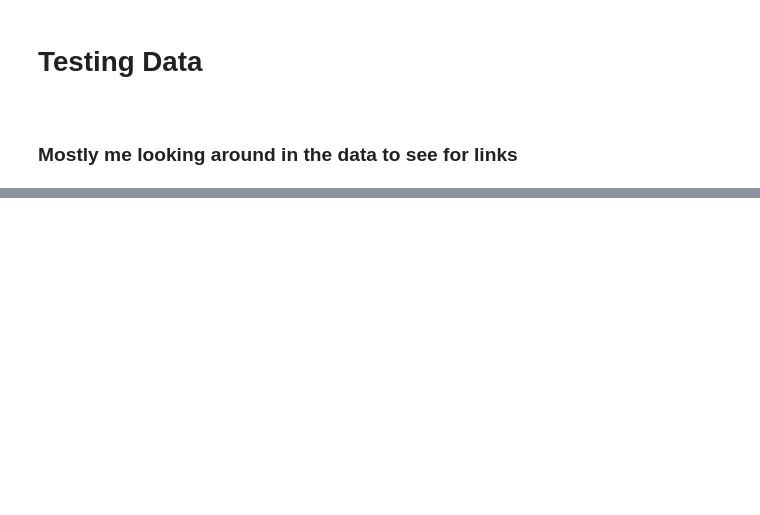
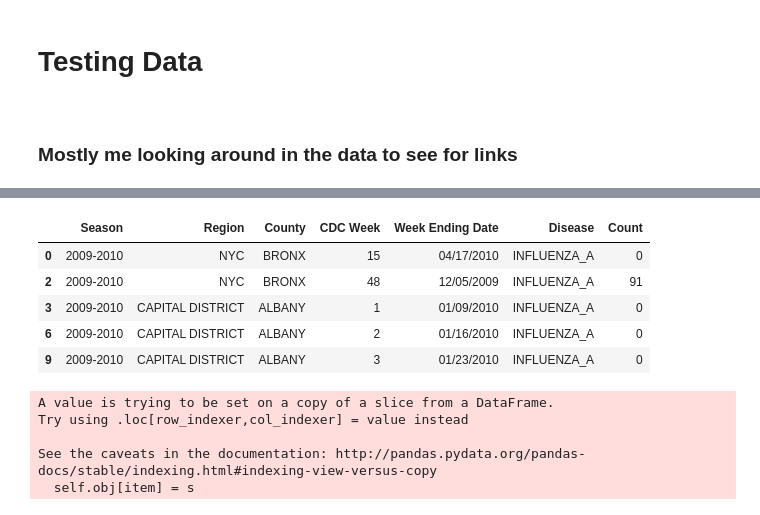
Before and after one commit to PredatorFeesh/Macaulay_Project_Flu, a Jupyter notebook: Weekly Data NY/Analysis/Playing Around with Data.ipynb, the cells around one changed output, grey strips where cells are left out. Drawn from its saved outputs; the diff is of its cells as text; code cells hidden in the pictures; blank space fills up the shorter version.

```diff
--- a/Weekly Data NY/Analysis/Playing Around with Data.ipynb
+++ b/Weekly Data NY/Analysis/Playing Around with Data.ipynb
@@ -35,0 +43,12 @@ KeyError: ('County', 'Count')
+# %%
+influenza_a = data[data['Disease'] == "INFLUENZA_A"]
+influenza_b = data[data['Disease'] == "INFLUENZA_B"]
+influenza_c = data[data['Disease'] == "INFLUENZA_C"]
+influenza_a.head()
+# %% [output]
+|  | Season | Region | County | CDC Week | Week Ending Date | Disease | Count |
+| 0 | 2009-2010 | NYC | BRONX | 15 | 04/17/2010 | INFLUENZA_A | 0 |
+| 2 | 2009-2010 | NYC | BRONX | 48 | 12/05/2009 | INFLUENZA_A | 91 |
+| 3 | 2009-2010 | CAPITAL DISTRICT | ALBANY | 1 | 01/09/2010 | INFLUENZA_A | 0 |
+| 6 | 2009-2010 | CAPITAL DISTRICT | ALBANY | 2 | 01/16/2010 | INFLUENZA_A | 0 |
+| 9 | 2009-2010 | CAPITAL DISTRICT | ALBANY | 3 | 01/23/2010 | INFLUENZA_A | 0 |
@@ -35,0 +61,18 @@ KeyError: ('County', 'Count')
+# %%
+# size(kings) = size(queens) = size(bronx)
+# Now we have data we want seperated properl, and in weekly intervals
+# Convert into datetimes
+influenza_a_kings.loc[:,'Week Ending Date'] = pd.to_datetime(influenza_a_kings['Week Ending Date'])
+influenza_a_queens.loc[:,'Week Ending Date'] = pd.to_datetime(influenza_a_queens['Week Ending Date'])
+influenza_a_bronx.loc[:,'Week Ending Date'] = pd.to_datetime(influenza_a_bronx['Week Ending Date'])
+# Now we want the index of the dataset to go by the Week Ending Date
+influenza_a_kings.index = influenza_a_kings['Week Ending Date']
+influenza_a_queens.index = influenza_a_queens['Week Ending Date']
+influenza_a_bronx.index = influenza_a_bronx['Week Ending Date']
+# Now we can do time specific things with the data
+# %% [output]
+A value is trying to be set on a copy of a slice from a DataFrame.
+Try using .loc[row_indexer,col_indexer] = value instead
+
+See the caveats in the documentation: http://pandas.pydata.org/pandas-docs/stable/indexing.html#indexing-view-versus-copy
+  self.obj[item] = s
```
Also changed, not shown: parts of 9 cells of this notebook, 5 other files.
